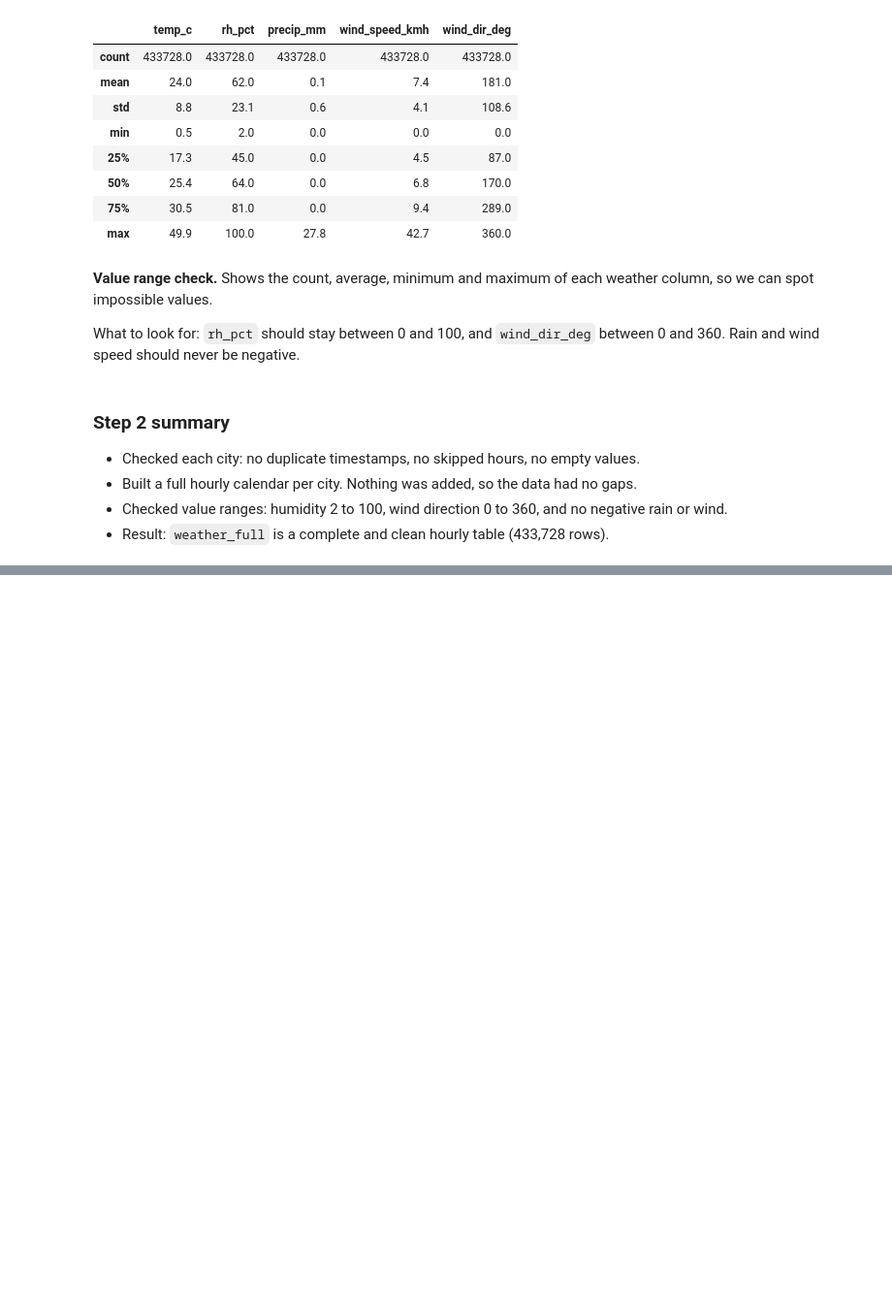
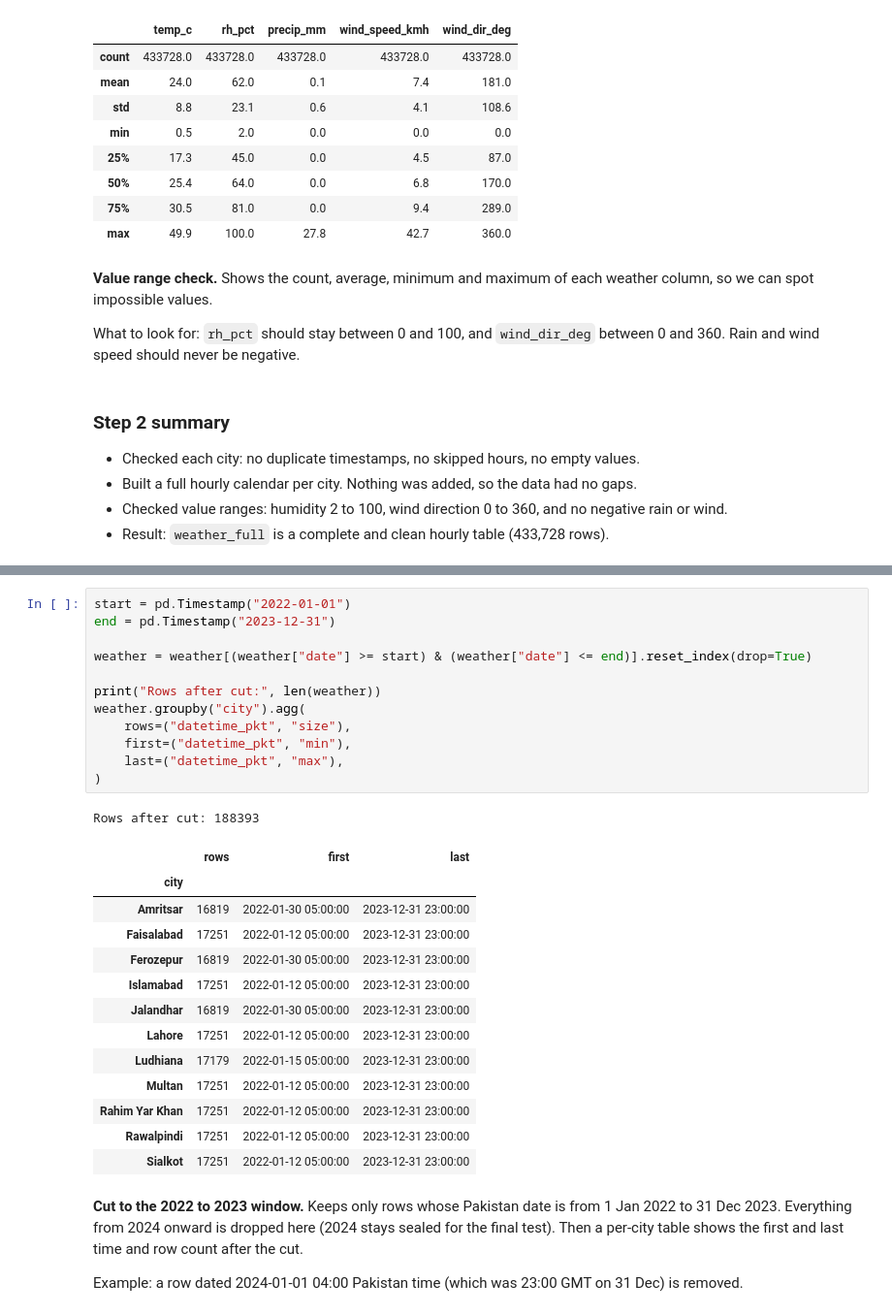
Before and after one commit to IsmailNooruddin/Smog-Analysis-DSSG, a Jupyter notebook: weather.ipynb, the cells around one changed output, grey strips where cells are left out. Shown at 97% size. Saved outputs shown, nothing was run; the diff lists cells and outputs as text; blank space fills up the shorter version.

```diff
--- a/weather.ipynb
+++ b/weather.ipynb
@@ -216,0 +247,31 @@ What to look for: `rh_pct` should stay between 0 and 100, and `wind_dir_deg` bet
+# %%
+start = pd.Timestamp("2022-01-01")
+end = pd.Timestamp("2023-12-31")
+
+weather = weather[(weather["date"] >= start) & (weather["date"] <= end)].reset_index(drop=True)
+
+print("Rows after cut:", len(weather))
+weather.groupby("city").agg(
+    rows=("datetime_pkt", "size"),
+    first=("datetime_pkt", "min"),
+    last=("datetime_pkt", "max"),
+)
+# %% [output]
+Rows after cut: 188393
+|  | rows | first | last |
+| city |  |  |  |
+| Amritsar | 16819 | 2022-01-30 05:00:00 | 2023-12-31 23:00:00 |
+| Faisalabad | 17251 | 2022-01-12 05:00:00 | 2023-12-31 23:00:00 |
+| Ferozepur | 16819 | 2022-01-30 05:00:00 | 2023-12-31 23:00:00 |
+| Islamabad | 17251 | 2022-01-12 05:00:00 | 2023-12-31 23:00:00 |
+| Jalandhar | 16819 | 2022-01-30 05:00:00 | 2023-12-31 23:00:00 |
+| Lahore | 17251 | 2022-01-12 05:00:00 | 2023-12-31 23:00:00 |
+| Ludhiana | 17179 | 2022-01-15 05:00:00 | 2023-12-31 23:00:00 |
+| Multan | 17251 | 2022-01-12 05:00:00 | 2023-12-31 23:00:00 |
+| Rahim Yar Khan | 17251 | 2022-01-12 05:00:00 | 2023-12-31 23:00:00 |
+| Rawalpindi | 17251 | 2022-01-12 05:00:00 | 2023-12-31 23:00:00 |
+| Sialkot | 17251 | 2022-01-12 05:00:00 | 2023-12-31 23:00:00 |
+# %% [markdown]
+**Cut to the 2022 to 2023 window.** Keeps only rows whose Pakistan date is from 1 Jan 2022 to 31 Dec 2023. Everything from 2024 onward is dropped here (2024 stays sealed for the final test). Then a per-city table shows the first and last time and row count after the cut.
+
+Example: a row dated 2024-01-01 04:00 Pakistan time (which was 23:00 GMT on 31 Dec) is removed.
```
Also changed, not shown: parts of 24 cells of this notebook.
